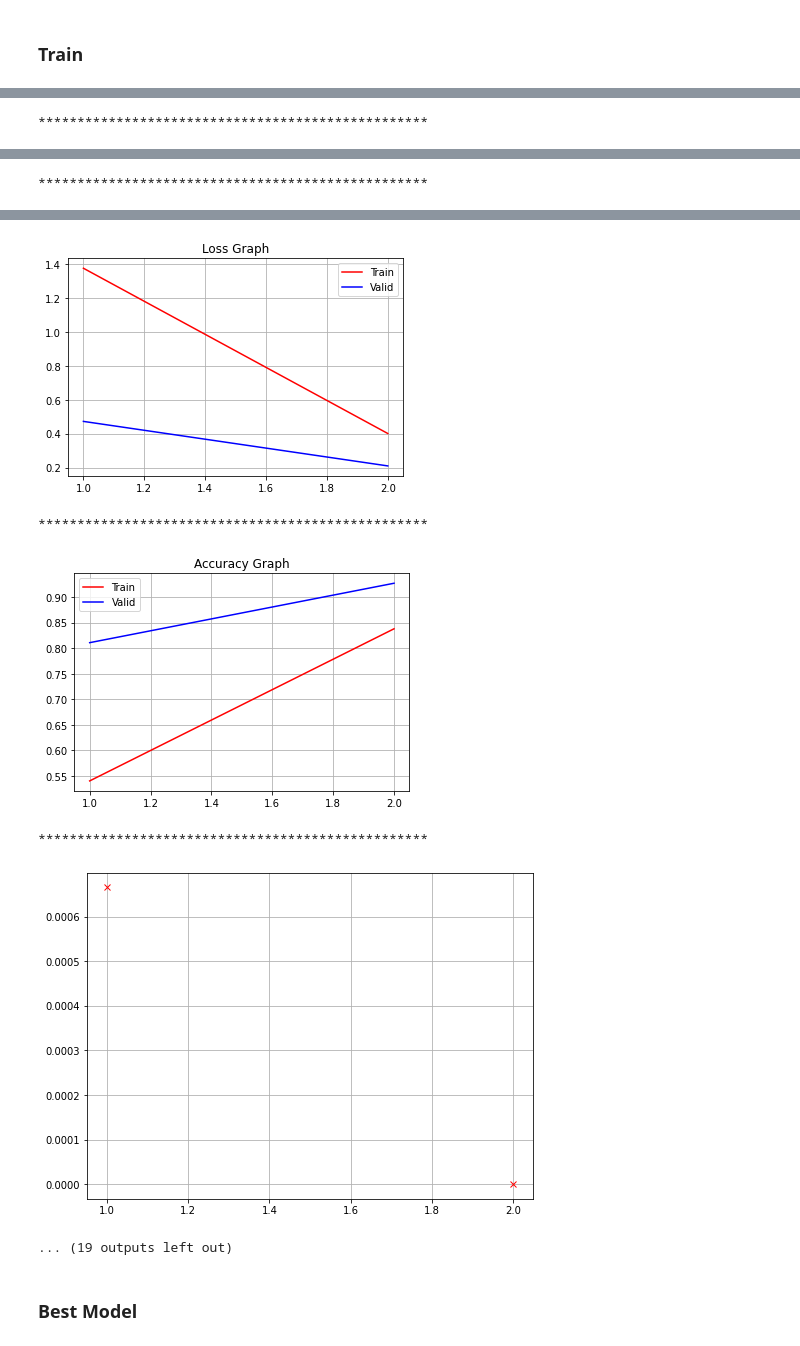
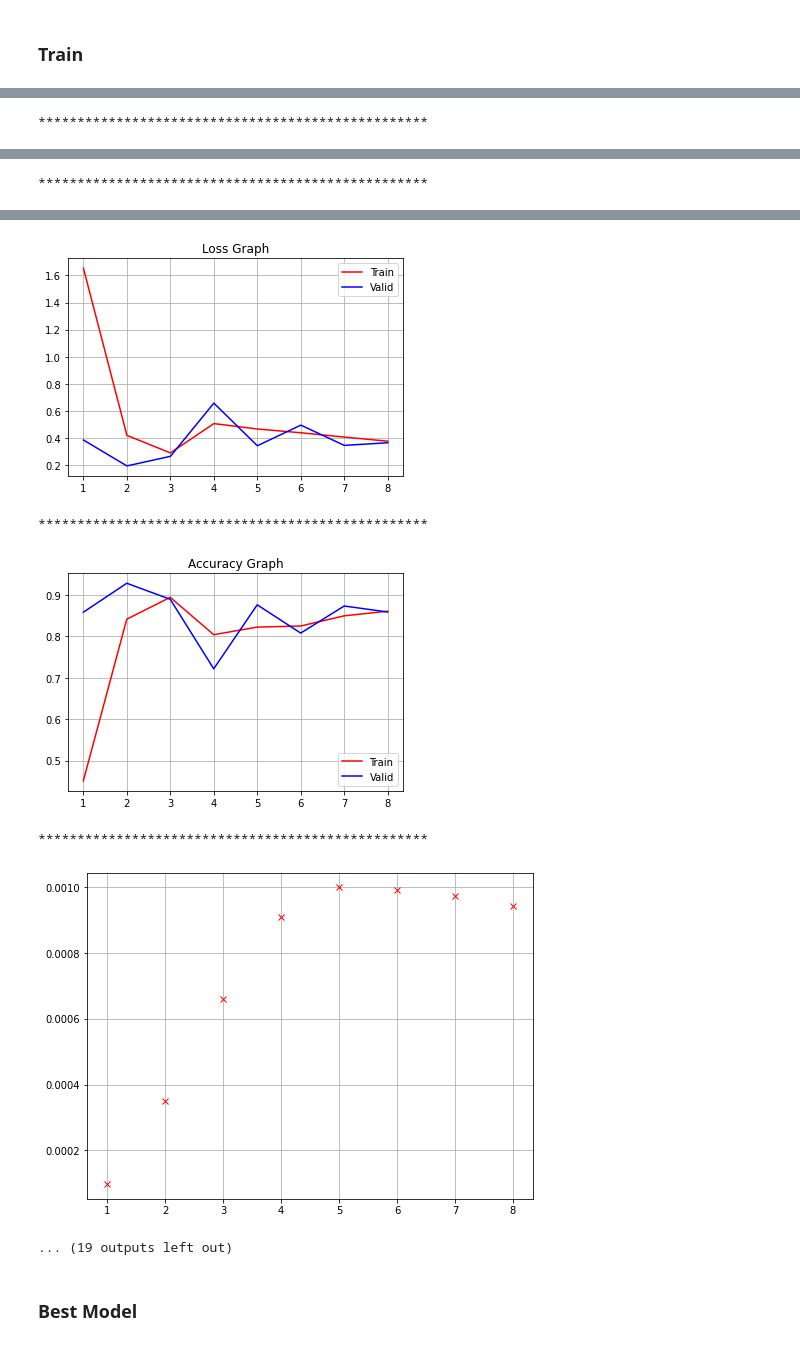
Before and after one commit to pcs-work/Kaggle-Notebooks, a Jupyter notebook: 4ac/4ac-vitt-a384.ipynb, the cells around one changed output, grey strips where cells are left out. Drawn from its saved outputs; the diff is of its cells as text; code cells hidden in the pictures.

```diff
--- a/4ac/4ac-vitt-a384.ipynb
+++ b/4ac/4ac-vitt-a384.ipynb
@@ -360,7 +360,7 @@ for tr_idx, va_idx in StratifiedKFold(n_splits=cfg.n_splits, random_state=cfg.se
 
     cfg = CFG(
         size=SIZE,
-        epochs=2,
+        epochs=25,
         batch_size=64,
         early_stopping=5,
         steps_per_epoch=len(dataloaders["train"])
@@ -461,10 +461,10 @@ Time Taken [2 Epochs] : 3.23 minutes
 
 **************************************************
-[figure, old version]
+[figure, new version]
 **************************************************
-[figure, old version]
+[figure, new version]
 **************************************************
-[figure, old version]
+[figure, new version]
 ... (19 outputs left out)
 # %% [markdown]
 ### **Best Model**
```
Also changed, not shown: parts of 2 cells of this notebook.
